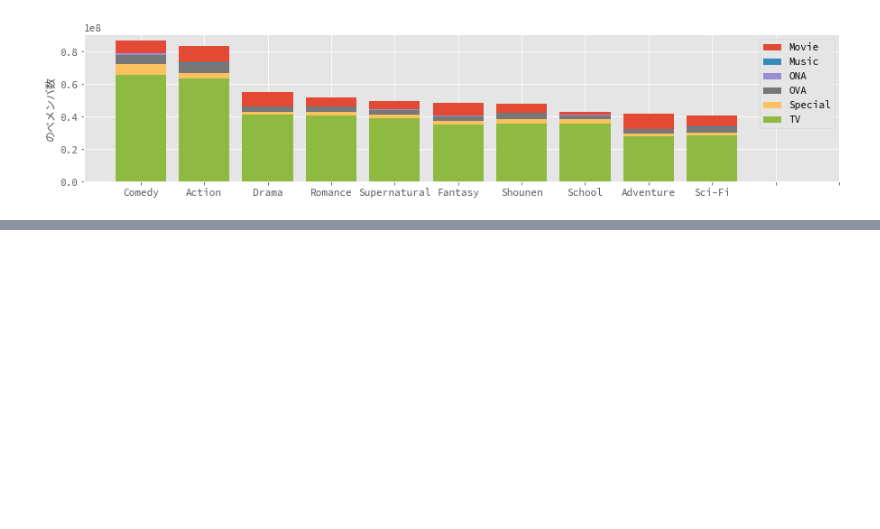
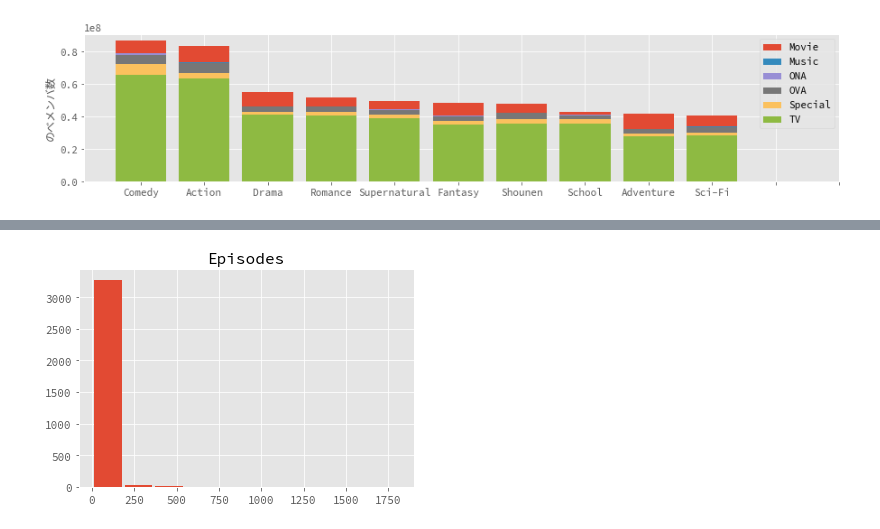
Before and after one commit to kaneshirok/jupyter_practice, a Jupyter notebook: four_chapter.ipynb, the cells around one changed output, grey strips where cells are left out. Cells and saved outputs as stored; diff of their text form; code cells hidden in the pictures; blank space fills up the shorter version.

```diff
--- a/four_chapter.ipynb
+++ b/four_chapter.ipynb
@@ -512,0 +558,12 @@ plt.show()
+# %%
+fig = plt.figure()
+ax = fig.add_subplot(111)
+
+df_tv = df[df['type'] == 'TV']
+
+ax.hist(df_tv['episodes'], rwidth=0.9)
+ax.set_title('Episodes')
+
+plt.show()
+# %% [output]
+[figure, added]
```
Also changed, not shown: parts of 29 cells of this notebook, 1 other file.
